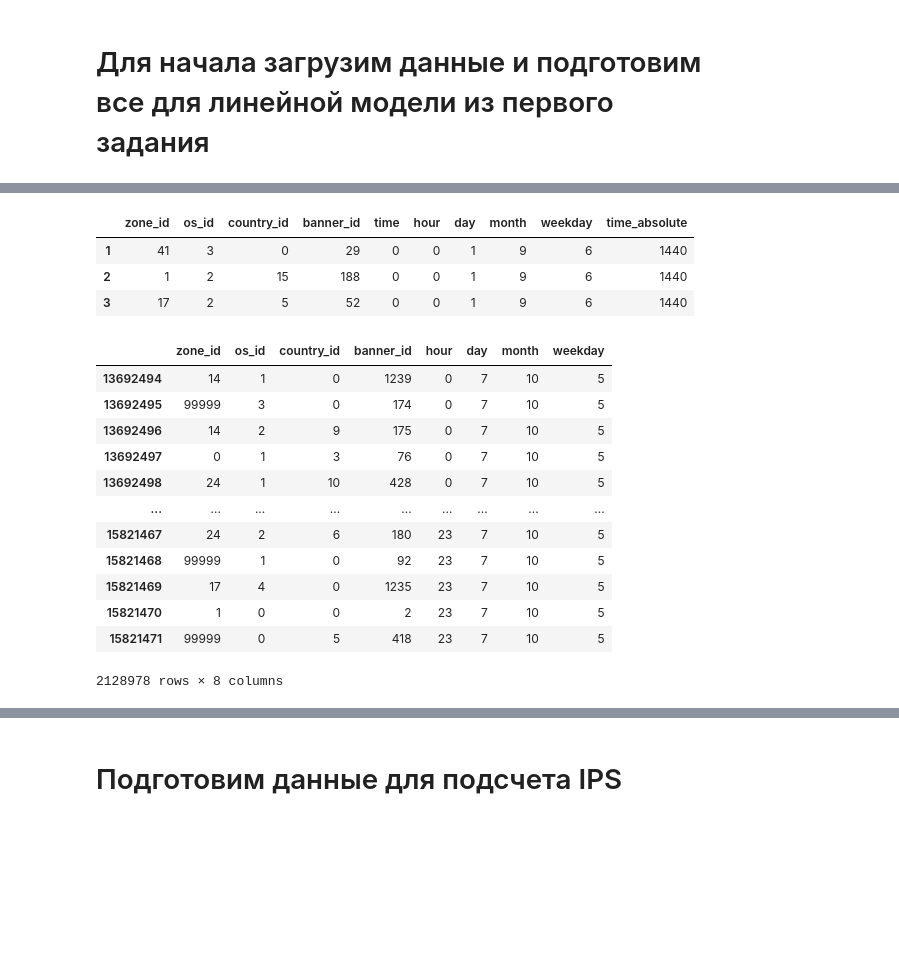
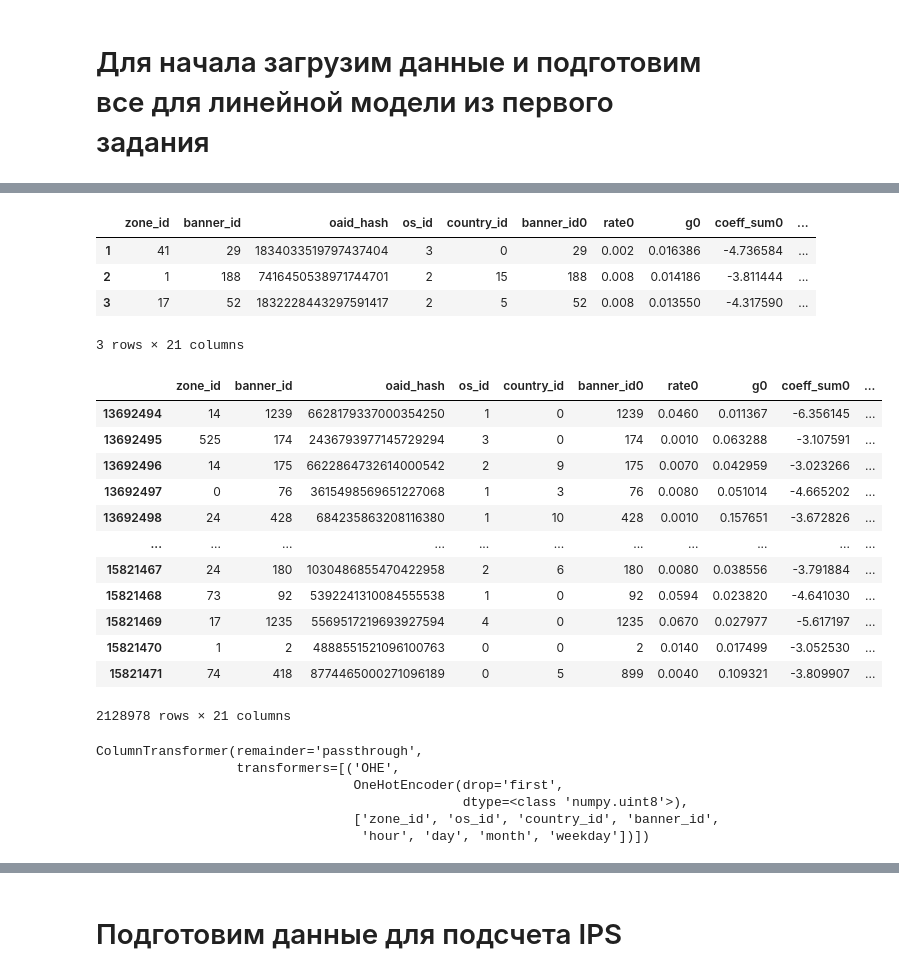
Before and after one commit to sergeyivanovgit/Recsys-course-homework, a Jupyter notebook: uspenskiy.v/hw4/uspenskiy_v.ipynb, the cells around one changed output, grey strips where cells are left out. Cells and saved outputs as stored; diff of their text form; code cells hidden in the pictures; blank space fills up the shorter version.

```diff
--- a/uspenskiy.v/hw4/uspenskiy_v.ipynb
+++ b/uspenskiy.v/hw4/uspenskiy_v.ipynb
@@ -54,33 +54,34 @@ def feature_engineering(data: pd.DataFrame) -> pd.DataFrame:
     data['time_absolute'] = data['day'] *24 *60 + data['time']
     return data
 # %%
-columns_to_train = ['date_time','zone_id', 'os_id','country_id','banner_id']
-train = feature_engineering(df[columns_to_train])
+# columns_to_train = ['date_time','zone_id', 'os_id','country_id','banner_id']
+df = feature_engineering(df)
 # %%
-train.head(3)
+df.head(3)
 # %% [output]
-|  | zone_id | os_id | country_id | banner_id | time | hour | day | month | weekday | time_absolute |
-| 1 | 41 | 3 | 0 | 29 | 0 | 0 | 1 | 9 | 6 | 1440 |
-| 2 | 1 | 2 | 15 | 188 | 0 | 0 | 1 | 9 | 6 | 1440 |
-| 3 | 17 | 2 | 5 | 52 | 0 | 0 | 1 | 9 | 6 | 1440 |
+|  | zone_id | banner_id | oaid_hash | os_id | country_id | banner_id0 | rate0 | g0 | coeff_sum0 | ... |
+| 1 | 41 | 29 | 1834033519797437404 | 3 | 0 | 29 | 0.002 | 0.016386 | -4.736584 | ... |
+| 2 | 1 | 188 | 7416450538971744701 | 2 | 15 | 188 | 0.008 | 0.014186 | -3.811444 | ... |
+| 3 | 17 | 52 | 1832228443297591417 | 2 | 5 | 52 | 0.008 | 0.013550 | -4.317590 | ... |
+3 rows × 21 columns
 # %%
 # Получим индекс для тестовой выборки
 
-train.loc[(train['month'] == 10) & (train['day']==7)]
+df.loc[(df['month'] == 10) & (df['day']==7)]
 # %% [output]
-|  | zone_id | os_id | country_id | banner_id | hour | day | month | weekday |
-| 13692494 | 14 | 1 | 0 | 1239 | 0 | 7 | 10 | 5 |
-| 13692495 | 99999 | 3 | 0 | 174 | 0 | 7 | 10 | 5 |
-| 13692496 | 14 | 2 | 9 | 175 | 0 | 7 | 10 | 5 |
-| 13692497 | 0 | 1 | 3 | 76 | 0 | 7 | 10 | 5 |
-| 13692498 | 24 | 1 | 10 | 428 | 0 | 7 | 10 | 5 |
-| ... | ... | ... | ... | ... | ... | ... | ... | ... |
-| 15821467 | 24 | 2 | 6 | 180 | 23 | 7 | 10 | 5 |
-| 15821468 | 99999 | 1 | 0 | 92 | 23 | 7 | 10 | 5 |
-| 15821469 | 17 | 4 | 0 | 1235 | 23 | 7 | 10 | 5 |
-| 15821470 | 1 | 0 | 0 | 2 | 23 | 7 | 10 | 5 |
-| 15821471 | 99999 | 0 | 5 | 418 | 23 | 7 | 10 | 5 |
+|  | zone_id | banner_id | oaid_hash | os_id | country_id | banner_id0 | rate0 | g0 | coeff_sum0 | ... |
+| 13692494 | 14 | 1239 | 6628179337000354250 | 1 | 0 | 1239 | 0.0460 | 0.011367 | -6.356145 | ... |
+| 13692495 | 525 | 174 | 2436793977145729294 | 3 | 0 | 174 | 0.0010 | 0.063288 | -3.107591 | ... |
+| 13692496 | 14 | 175 | 6622864732614000542 | 2 | 9 | 175 | 0.0070 | 0.042959 | -3.023266 | ... |
+| 13692497 | 0 | 76 | 3615498569651227068 | 1 | 3 | 76 | 0.0080 | 0.051014 | -4.665202 | ... |
+| 13692498 | 24 | 428 | 684235863208116380 | 1 | 10 | 428 | 0.0010 | 0.157651 | -3.672826 | ... |
+| ... | ... | ... | ... | ... | ... | ... | ... | ... | ... | ... |
+| 15821467 | 24 | 180 | 1030486855470422958 | 2 | 6 | 180 | 0.0080 | 0.038556 | -3.791884 | ... |
+| 15821468 | 73 | 92 | 5392241310084555538 | 1 | 0 | 92 | 0.0594 | 0.023820 | -4.641030 | ... |
+| 15821469 | 17 | 1235 | 5569517219693927594 | 4 | 0 | 1235 | 0.0670 | 0.027977 | -5.617197 | ... |
+| 15821470 | 1 | 2 | 4888551521096100763 | 0 | 0 | 2 | 0.0140 | 0.017499 | -3.052530 | ... |
+| 15821471 | 74 | 418 | 8774465000271096189 | 0 | 5 | 899 | 0.0040 | 0.109321 | -3.809907 | ... |
-2128978 rows × 8 columns
+2128978 rows × 21 columns
 # %%
 test_index = 13692494
 # %%
@@ -90,0 +102,14 @@ model_OHE = ColumnTransformer(
+# %%
+columns_for_ohe = ['zone_id', 'os_id','country_id','banner_id', 'hour', 'day', 'month', 'weekday']
+model_OHE = ColumnTransformer(
+                  [('OHE', OneHotEncoder(drop='first', sparse=True, dtype=np.uint8), columns_for_ohe)],
+                   remainder = 'passthrough'
+                )
+model_OHE.fit(df[columns_for_ohe])
+# %% [output]
+ColumnTransformer(remainder='passthrough',
+                  transformers=[('OHE',
+                                 OneHotEncoder(drop='first',
+                                               dtype=<class 'numpy.uint8'>),
+                                 ['zone_id', 'os_id', 'country_id', 'banner_id',
+                                  'hour', 'day', 'month', 'weekday'])])
```
Also changed, not shown: parts of 24 cells of this notebook.
